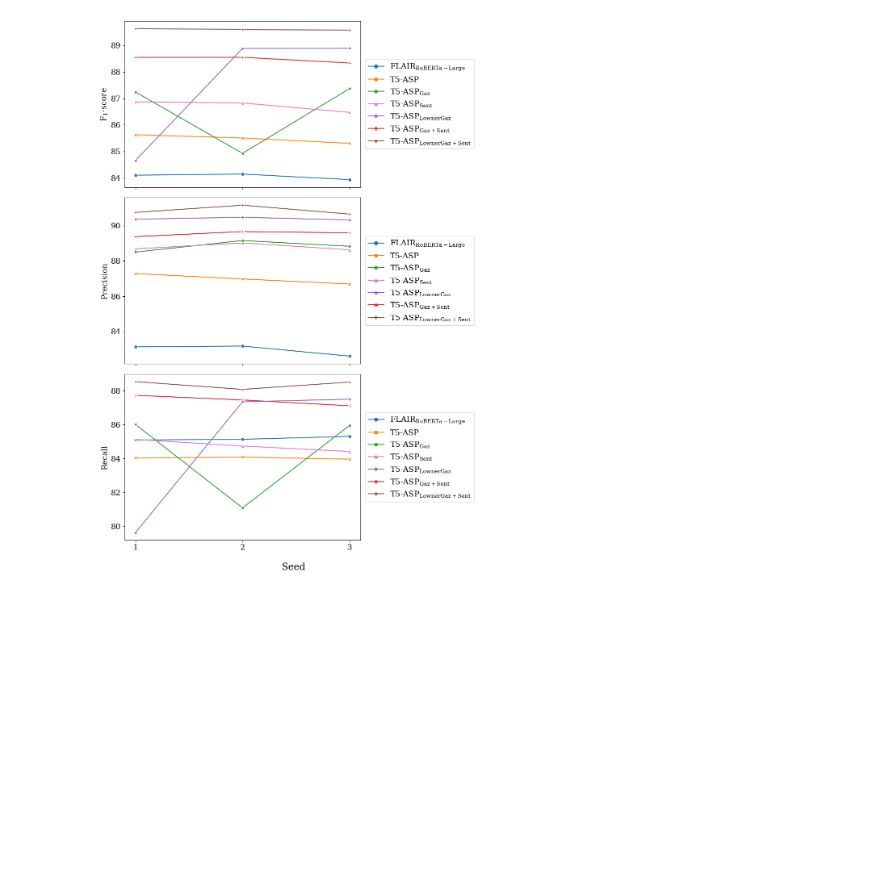
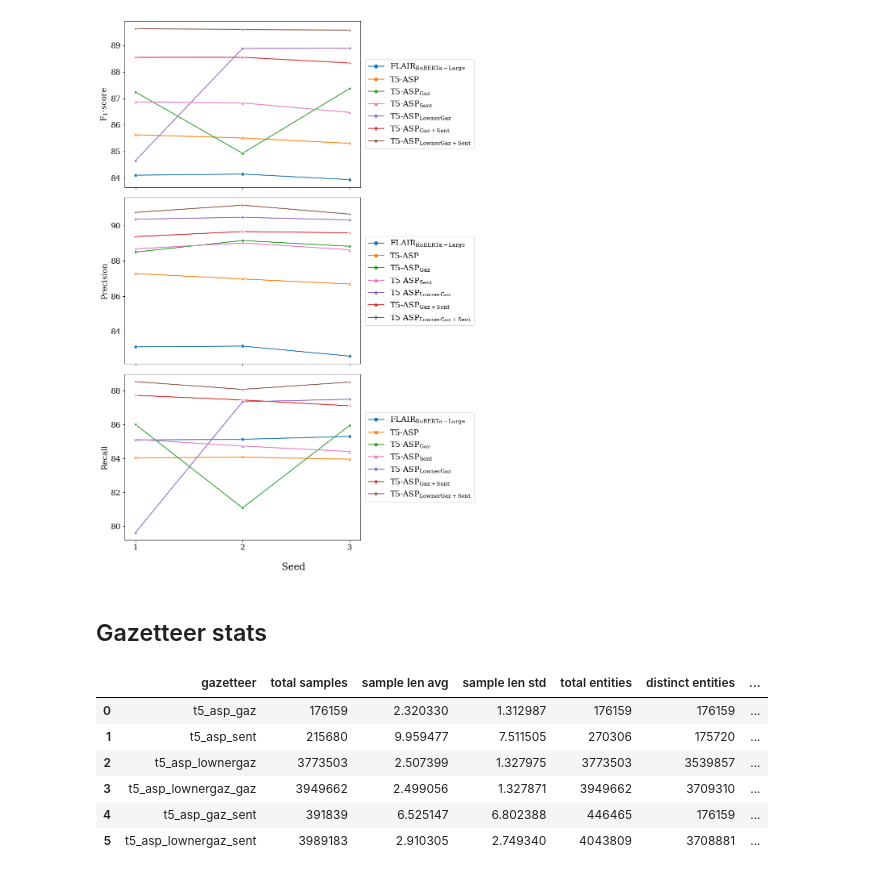
Before and after one commit to roebbert92/thesis, a Jupyter notebook: evaluations/01_performance.ipynb, the cells around one changed output. Cells and saved outputs as stored; diff of their text form; code cells hidden in the pictures; blank space fills up the shorter version.

Commit message:
gazetteer statistics

```diff
--- a/evaluations/01_performance.ipynb
+++ b/evaluations/01_performance.ipynb
@@ -935,3 +935,42 @@ plt.savefig(os.path.join(LATEX_THESIS_PATH, "drawings", "01_performance",
             dpi=200)
 # %% [output]
 [figure]
+# %% [markdown]
+## Gazetteer stats
+# %%
+import sys
+import os
+
+thesis_path = "/" + os.path.join(*os.getcwd().split(os.path.sep)[:-1])
+sys.path.append(thesis_path)
+# %%
+from evaluations.datasets_00 import get_gazetteer_stats_df
+
+gaz_files = {
+    "t5_asp_gaz": [os.path.join(thesis_path, "data", "multiconer",
+                                   f"multiconer_gaz.json")],
+    "t5_asp_sent": [os.path.join(thesis_path, "data", "multiconer",
+                                   f"multiconer_sent.json")],
+    "t5_asp_lownergaz": [os.path.join(thesis_path, "data", "mlowner",
+                                   "lowner_gazetteer_db.json")],
+    "t5_asp_lownergaz_gaz": [os.path.join(thesis_path, "data", "mlowner",
+                                   "lowner_gazetteer_db.json"), os.path.join(thesis_path, "data", "multiconer",
+                                   f"multiconer_gaz.json")],
+    "t5_asp_gaz_sent": [os.path.join(thesis_path, "data", "multiconer",
+                                   f"multiconer_gaz.json"), os.path.join(thesis_path, "data", "multiconer",
+                                   f"multiconer_sent.json")],
+    "t5_asp_lownergaz_sent": [os.path.join(thesis_path, "data", "multiconer",
+                                   f"multiconer_sent.json"), os.path.join(thesis_path, "data", "mlowner",
+                                   "lowner_gazetteer_db.json")]
+}
+
+gazetteer_stats_df = get_gazetteer_stats_df(gaz_files)
+gazetteer_stats_df
+# %% [output]
+|  | gazetteer | total samples | sample len avg | sample len std | total entities | distinct entities | ... |
+| 0 | t5_asp_gaz | 176159 | 2.320330 | 1.312987 | 176159 | 176159 | ... |
+| 1 | t5_asp_sent | 215680 | 9.959477 | 7.511505 | 270306 | 175720 | ... |
+| 2 | t5_asp_lownergaz | 3773503 | 2.507399 | 1.327975 | 3773503 | 3539857 | ... |
+| 3 | t5_asp_lownergaz_gaz | 3949662 | 2.499056 | 1.327871 | 3949662 | 3709310 | ... |
+| 4 | t5_asp_gaz_sent | 391839 | 6.525147 | 6.802388 | 446465 | 176159 | ... |
+| 5 | t5_asp_lownergaz_sent | 3989183 | 2.910305 | 2.749340 | 4043809 | 3708881 | ... |
```
Also changed, not shown: parts of 4 cells of this notebook, 4 other files.
